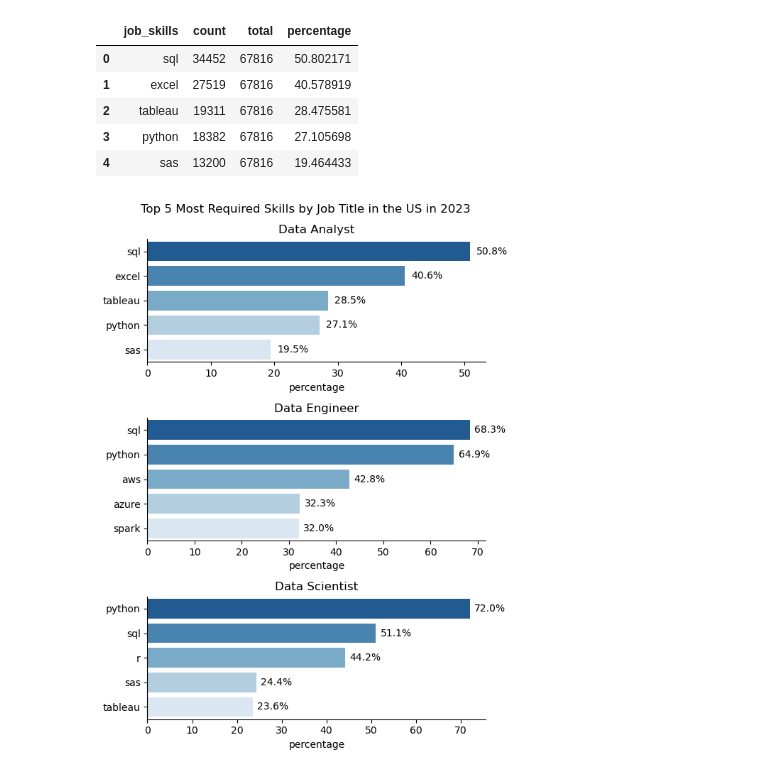
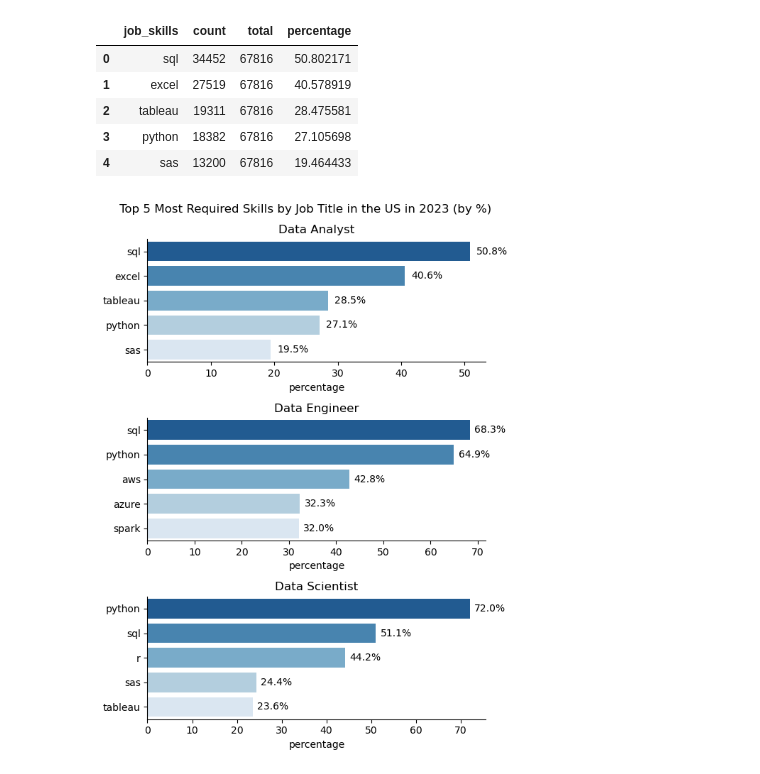
Before and after one commit to DiiNguyen/Job-Postings-Analysis, a Jupyter notebook: project_youtube/project.ipynb, the cells around one changed output. Drawn from its saved outputs; the diff is of its cells as text; code cells hidden in the pictures.

```diff
--- a/project_youtube/project.ipynb
+++ b/project_youtube/project.ipynb
@@ -330,35 +314,35 @@ plt.figure(figsize=(6, 8))
 # Data Analyst
 plt.subplot(3, 1, 1)
 sns.barplot(data = DA_skill, x = 'percentage', y= 'job_skills', hue='job_skills', palette='Blues_r', legend = False)
 sns.despine()
 plt.title('Data Analyst')
 plt.ylabel('')
 for index, value in enumerate(DA_skill['percentage']):
     plt.text(value+1, index, f'{value:.1f}%', va='center')
 
 # Data Engineer
 plt.subplot(3, 1, 2)
 sns.barplot(data = DE_skill, x = 'percentage', y= 'job_skills', hue='job_skills', palette='Blues_r', legend = False)
 sns.despine()
 plt.title('Data Engineer')
 plt.ylabel('')
 for index, value in enumerate(DE_skill['percentage']):
     plt.text(value+1, index, f'{value:.1f}%', va='center')
 
 # Data Scientist
 plt.subplot(3, 1, 3)
 sns.barplot(data = DS_skill, x = 'percentage', y= 'job_skills', hue='job_skills', palette='Blues_r', legend = False)
 sns.despine()
 plt.title('Data Scientist')
 plt.ylabel('')
 for index, value in enumerate(DS_skill['percentage']):
     plt.text(value+1, index, f'{value:.1f}%', va='center')
-plt.suptitle('Top 5 Most Required Skills by Job Title in the US in 2023')
+plt.suptitle('Top 5 Most Required Skills by Job Title in the US in 2023 (by %)')
 
 plt.tight_layout()
 plt.show()
 # %% [output]
-[figure, old version]
+[figure, new version]
 # %%
 plt.figure(figsize=(8, 8))
 # Data Analyst
```
Also changed, not shown: parts of 30 cells of this notebook, 7 other files.
